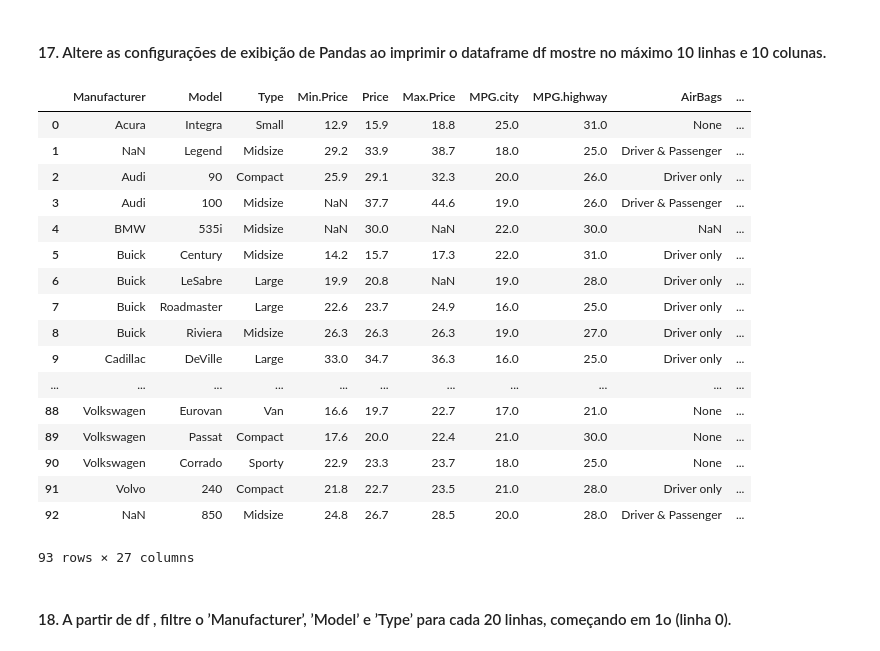
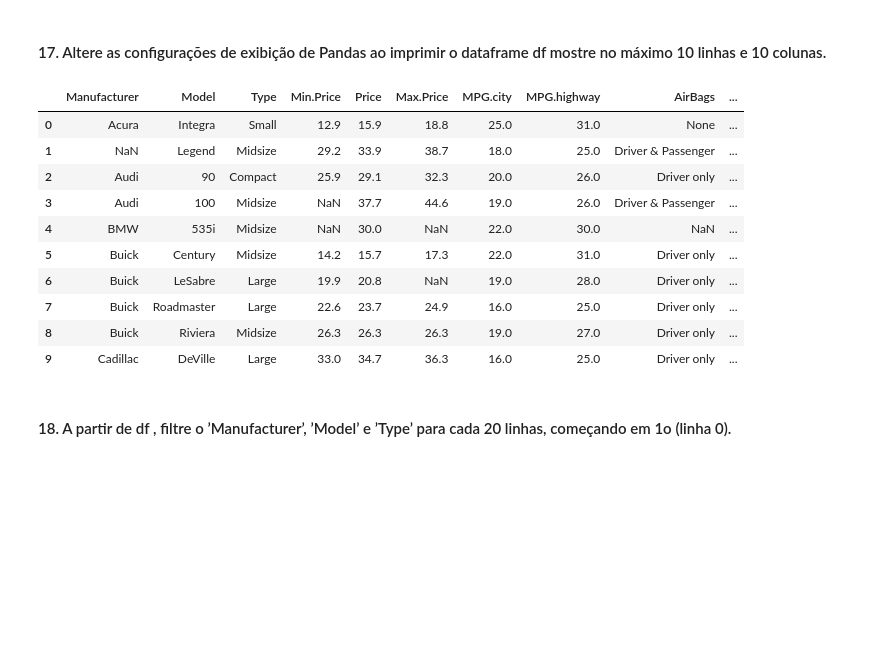
Before and after one commit to Hermirio/Estatistica, a Jupyter notebook: Exercicios/Exercicio_de_sala/Exercicio03.ipynb, the cells around one changed output. Drawn from its saved outputs; the diff is of its cells as text; code cells hidden in the pictures; blank space fills up the shorter version.

```diff
--- a/Exercicios/Exercicio_de_sala/Exercicio03.ipynb
+++ b/Exercicios/Exercicio_de_sala/Exercicio03.ipynb
@@ -367,26 +361,20 @@ df
 # %% [markdown]
 #### 17. Altere as configurações de exibição de Pandas ao imprimir o dataframe df mostre no máximo 10 linhas e 10 colunas.
 # %%
-pd.read_csv('https://raw.githubusercontent.com/selva86/datasets/master/Cars93_miss.csv')
+df = pd.read_csv('https://raw.githubusercontent.com/selva86/datasets/master/Cars93_miss.csv')
+df.iloc[0:10, 0:10]
 # %% [output]
 |  | Manufacturer | Model | Type | Min.Price | Price | Max.Price | MPG.city | MPG.highway | AirBags | ... |
 | 0 | Acura | Integra | Small | 12.9 | 15.9 | 18.8 | 25.0 | 31.0 | None | ... |
 | 1 | NaN | Legend | Midsize | 29.2 | 33.9 | 38.7 | 18.0 | 25.0 | Driver & Passenger | ... |
 | 2 | Audi | 90 | Compact | 25.9 | 29.1 | 32.3 | 20.0 | 26.0 | Driver only | ... |
 | 3 | Audi | 100 | Midsize | NaN | 37.7 | 44.6 | 19.0 | 26.0 | Driver & Passenger | ... |
 | 4 | BMW | 535i | Midsize | NaN | 30.0 | NaN | 22.0 | 30.0 | NaN | ... |
 | 5 | Buick | Century | Midsize | 14.2 | 15.7 | 17.3 | 22.0 | 31.0 | Driver only | ... |
 | 6 | Buick | LeSabre | Large | 19.9 | 20.8 | NaN | 19.0 | 28.0 | Driver only | ... |
 | 7 | Buick | Roadmaster | Large | 22.6 | 23.7 | 24.9 | 16.0 | 25.0 | Driver only | ... |
 | 8 | Buick | Riviera | Midsize | 26.3 | 26.3 | 26.3 | 19.0 | 27.0 | Driver only | ... |
 | 9 | Cadillac | DeVille | Large | 33.0 | 34.7 | 36.3 | 16.0 | 25.0 | Driver only | ... |
-| ... | ... | ... | ... | ... | ... | ... | ... | ... | ... | ... |
-| 88 | Volkswagen | Eurovan | Van | 16.6 | 19.7 | 22.7 | 17.0 | 21.0 | None | ... |
-| 89 | Volkswagen | Passat | Compact | 17.6 | 20.0 | 22.4 | 21.0 | 30.0 | None | ... |
-| 90 | Volkswagen | Corrado | Sporty | 22.9 | 23.3 | 23.7 | 18.0 | 25.0 | None | ... |
-| 91 | Volvo | 240 | Compact | 21.8 | 22.7 | 23.5 | 21.0 | 28.0 | Driver only | ... |
-| 92 | NaN | 850 | Midsize | 24.8 | 26.7 | 28.5 | 20.0 | 28.0 | Driver & Passenger | ... |
-93 rows × 27 columns
 # %% [markdown]
 #### 18. A partir de df , filtre o ’Manufacturer’, ’Model’ e ’Type’ para cada 20 linhas, começando em 1o (linha 0).
 # %%
```
Also changed, not shown: parts of 12 cells of this notebook.
